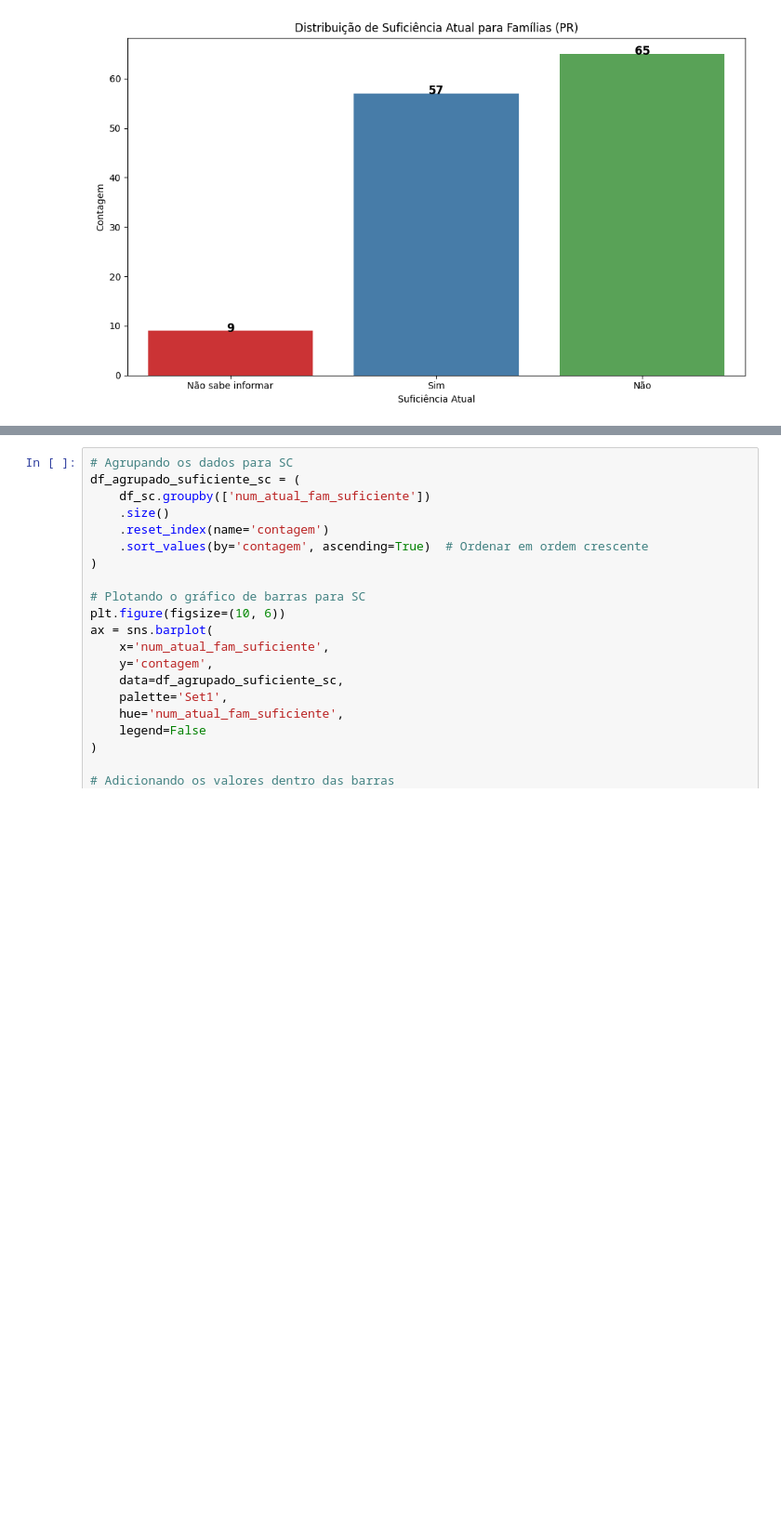
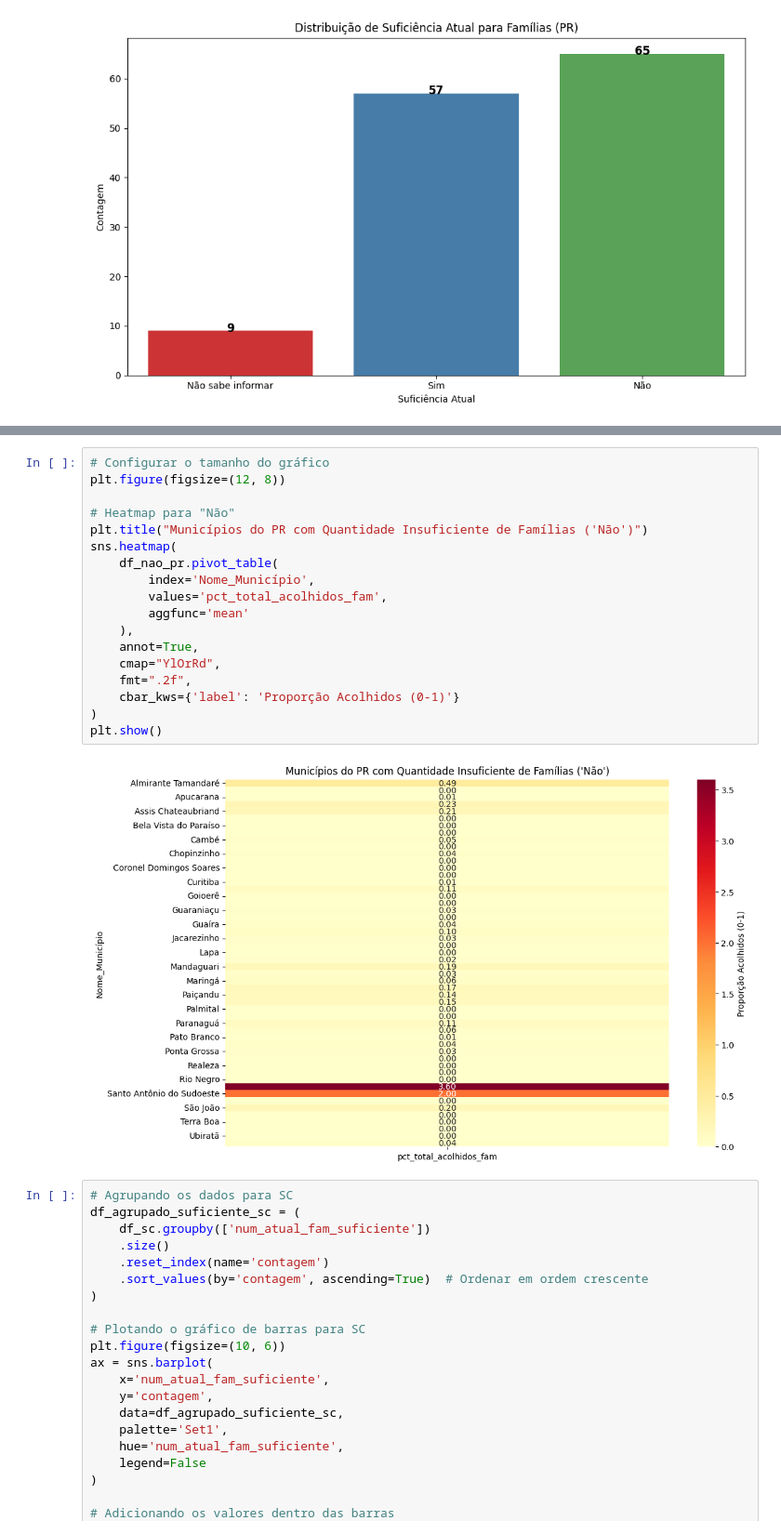
Before and after one commit to lab-dados-seges/familia-acolhedora, a Jupyter notebook: _sources/7_boas_praticas.ipynb, the cells around one changed output, grey strips where cells are left out. Shown at 93% size. Drawn from its saved outputs; the diff is of its cells as text; blank space fills up the shorter version.

```diff
--- a/_sources/7_boas_praticas.ipynb
+++ b/_sources/7_boas_praticas.ipynb
@@ -650,3 +699,23 @@ plt.show()
+# %%
+# Configurar o tamanho do gráfico
+plt.figure(figsize=(12, 8))
+
+# Heatmap para "Não"
+plt.title("Municípios do PR com Quantidade Insuficiente de Famílias ('Não')")
+sns.heatmap(
+    df_nao_pr.pivot_table(
+        index='Nome_Município',
+        values='pct_total_acolhidos_fam',
+        aggfunc='mean'
+    ),
+    annot=True,
+    cmap="YlOrRd",
+    fmt=".2f",
+    cbar_kws={'label': 'Proporção Acolhidos (0-1)'}
+)
+plt.show()
+# %% [output]
+[figure, added]
 # %%
 # Agrupando os dados para SC
 df_agrupado_suficiente_sc = (
```
Also changed, not shown: parts of 19 cells of this notebook, 42 other files.
